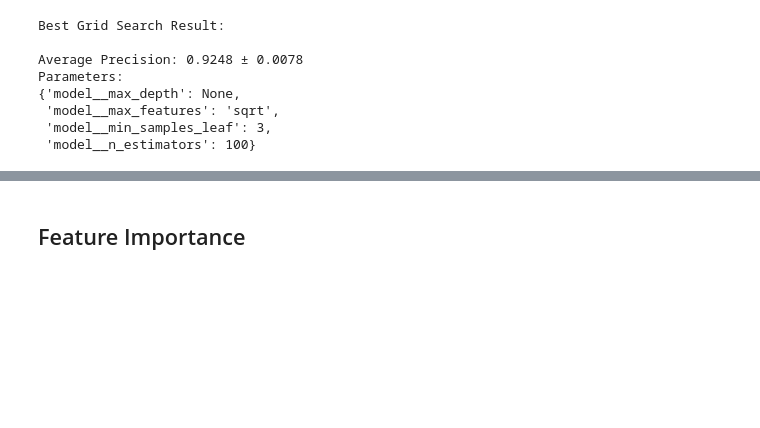
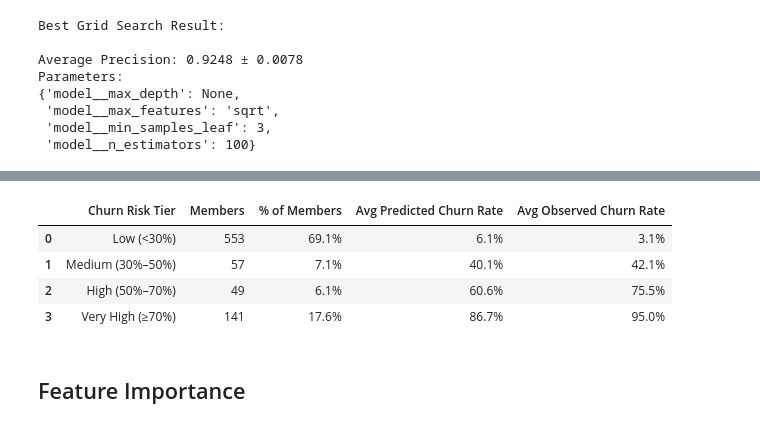
Before and after one commit to dbolotov/data_science_blog, a Jupyter notebook: gym_churn_analysis/gym_churn_analysis.ipynb, the cells around one changed output, grey strips where cells are left out. Saved outputs shown, nothing was run; the diff lists cells and outputs as text; code cells hidden in the pictures; blank space fills up the shorter version.

```diff
--- a/gym_churn_analysis/gym_churn_analysis.ipynb
+++ b/gym_churn_analysis/gym_churn_analysis.ipynb
@@ -592,3 +613,45 @@ Precision: 0.95, Recall: 0.63
+# %%
+# Build a  DataFrame for the test set
+test_df = pd.DataFrame({"actual": y_test.reset_index(drop=True),
+                        "p_churn": y_test_pred_proba})
+
+# Define fixed-probability tiers
+labels = ["Low (<30%)", "Medium (30%–50%)", "High (50%–70%)", "Very High (≥70%)"]
+test_df["risk_tier"] = pd.cut(test_df["p_churn"],
+                              bins=[0.0, 0.30, 0.50, 0.70, 1.01],
+                              labels=labels,
+                              right=False, include_lowest=True)
+test_df["risk_tier"] = test_df["risk_tier"].astype(pd.CategoricalDtype(categories=labels, ordered=True))
+
+# Summarize by tier
+n = len(test_df)
+tier_summary = (test_df.groupby("risk_tier", observed=False)
+                .agg(members=("actual", "size"),
+                     pred_churn_rate=("p_churn", "mean"),
+                     obs_churn_rate=("actual", "mean"))
+                    .assign(members_pct=lambda d: d["members"] / n)
+                    .reset_index())
+
+# Order columns and format for business readability
+tier_summary = tier_summary[["risk_tier", "members", "members_pct", "pred_churn_rate", "obs_churn_rate"]]
+tier_summary.columns = ["Churn Risk Tier", "Members", "% of Members", "Avg Predicted Churn Rate", "Avg Observed Churn Rate"]
+
+# Numeric copy (if you want raw numbers for further math)
+tier_summary_numeric = tier_summary.copy()
+
+# Display-friendly formatting
+tier_summary_table = tier_summary.copy()
+tier_summary_table["% of Members"]       = (tier_summary_table["% of Members"] * 100).map(lambda x: f"{x:.1f}%")
+tier_summary_table["Avg Predicted Churn Rate"] = (tier_summary_table["Avg Predicted Churn Rate"] * 100).map(lambda x: f"{x:.1f}%")
+tier_summary_table["Avg Observed Churn Rate"]  = (tier_summary_table["Avg Observed Churn Rate"] * 100).map(lambda x: f"{x:.1f}%")
+
+tier_summary_table
+# %% [output]
+|  | Churn Risk Tier | Members | % of Members | Avg Predicted Churn Rate | Avg Observed Churn Rate |
+| 0 | Low (<30%) | 553 | 69.1% | 6.1% | 3.1% |
+| 1 | Medium (30%–50%) | 57 | 7.1% | 40.1% | 42.1% |
+| 2 | High (50%–70%) | 49 | 6.1% | 60.6% | 75.5% |
+| 3 | Very High (≥70%) | 141 | 17.6% | 86.7% | 95.0% |
 # %% [markdown]
 ## Feature Importance
 # %%
```
Also changed, not shown: parts of 20 cells of this notebook.
